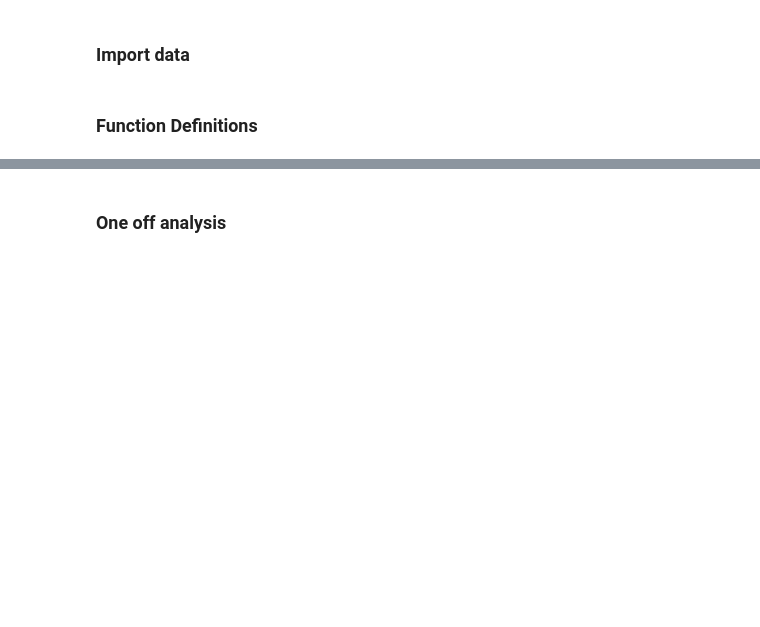
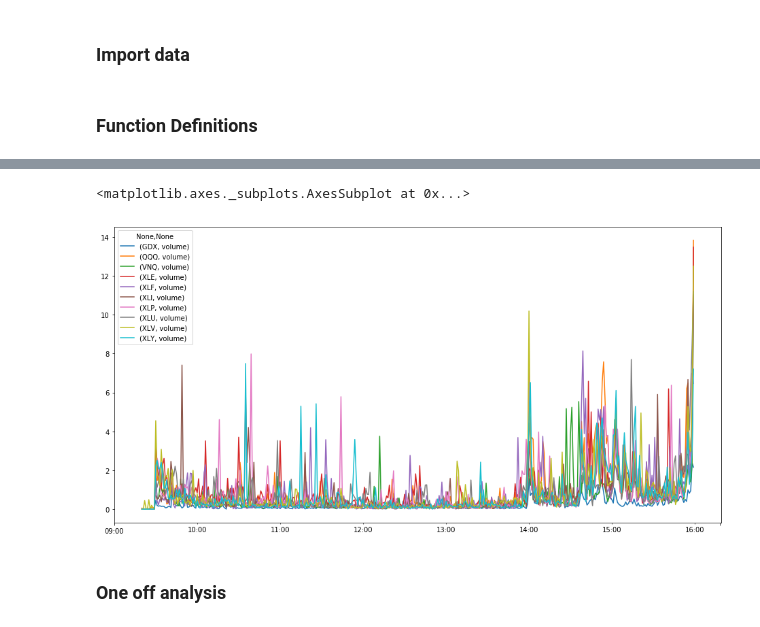
Before and after one commit to brentjm/zipline, a Jupyter notebook: notebooks/Data Analysis.ipynb, the cells around one changed output, grey strips where cells are left out. Cells and saved outputs as stored; diff of their text form; code cells hidden in the pictures; blank space fills up the shorter version.

```diff
--- a/notebooks/Data Analysis.ipynb
+++ b/notebooks/Data Analysis.ipynb
@@ -58,3 +195,10 @@ def scaled_price_change(prices):
+# %%
+volume = minute_bars.loc[:, (slice(None), "volume")]
+volume = volume / volume.std(axis=0)
+volume.iloc[200:600].plot(figsize=(16,8))
+# %% [output]
+<matplotlib.axes._subplots.AxesSubplot at 0x...>
+[figure, added]
 # %% [markdown]
 ### One off analysis
 # %%
```
Also changed, not shown: parts of 26 cells of this notebook, 4 other files.
